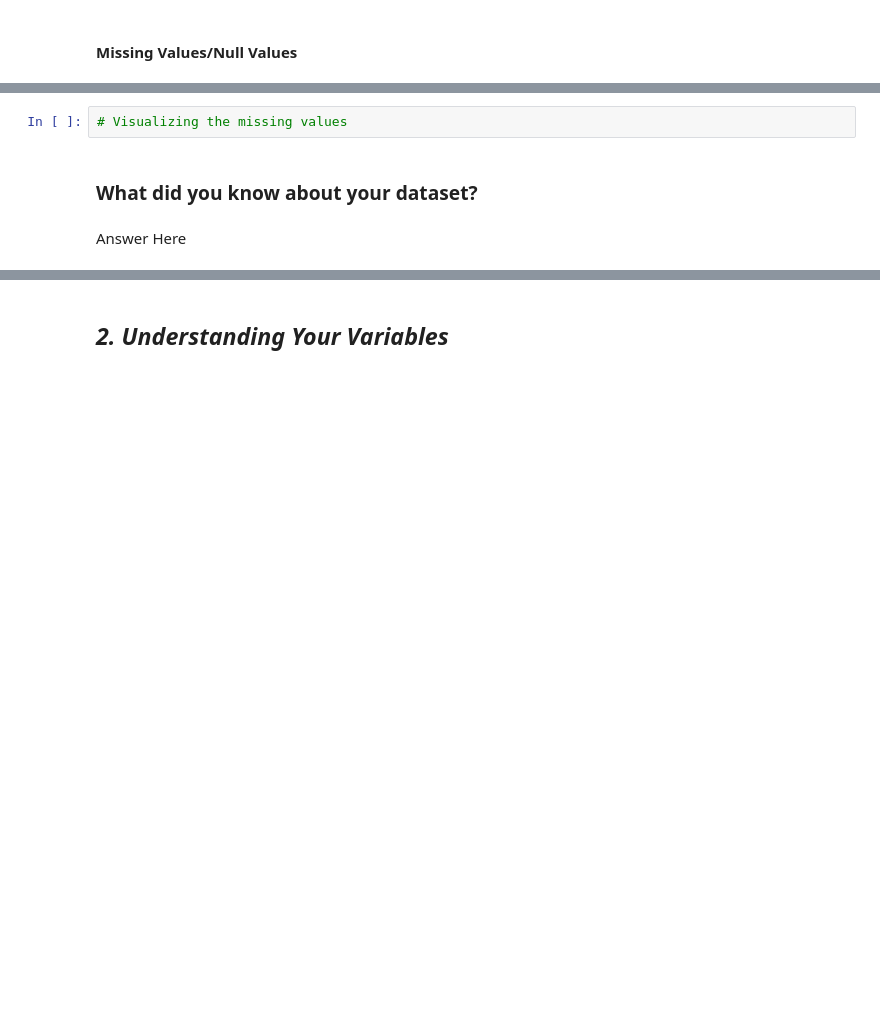
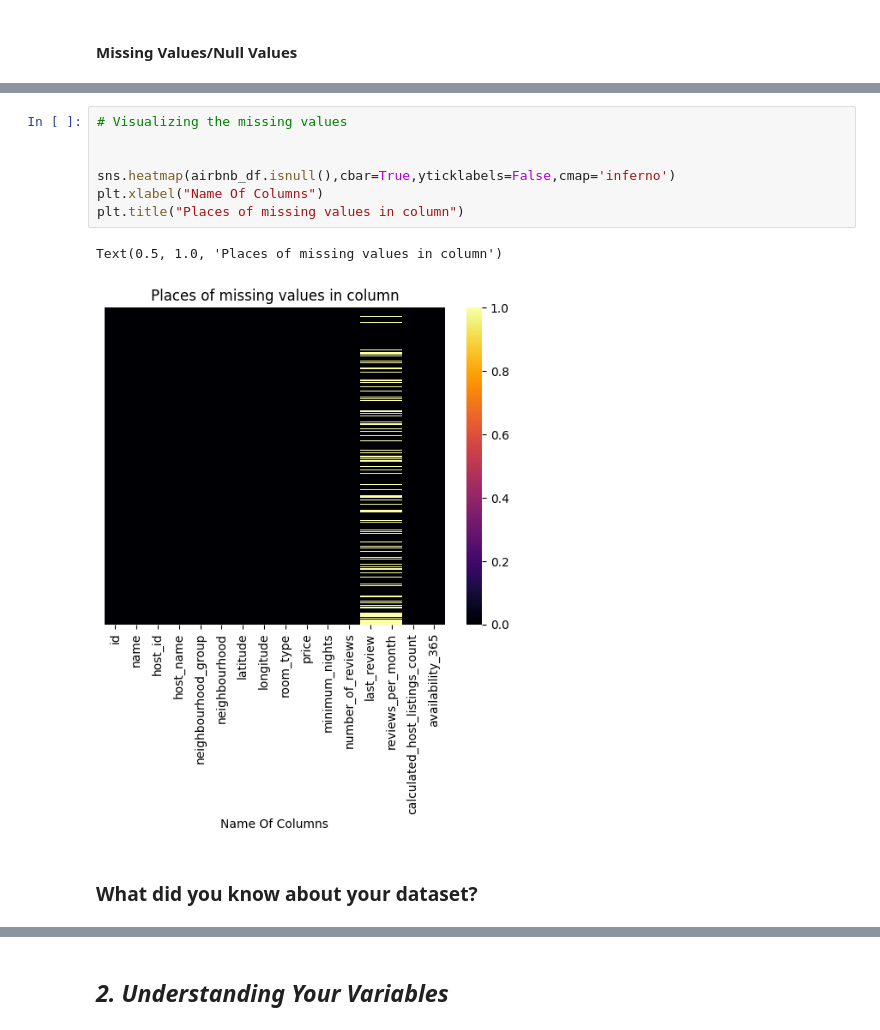
Before and after one commit to Sandykk2/Airbnb-EDA-Analysis-, a Jupyter notebook: Airbnb_EDA_Analysis.ipynb, the cells around one changed output, grey strips where cells are left out. Saved outputs shown, nothing was run; the diff lists cells and outputs as text; blank space fills up the shorter version.

Commit message:
Started Data wrangling for Airbnb Dataset

```diff
--- a/Airbnb_EDA_Analysis.ipynb
+++ b/Airbnb_EDA_Analysis.ipynb
@@ -171,6 +190,12 @@ The duplicated value count is: 0
-# %%
-# Visualizing the missing values
+# %%
+# Visualizing the missing values
+
+
+sns.heatmap(airbnb_df.isnull(),cbar=True,yticklabels=False,cmap='inferno')
+plt.xlabel("Name Of Columns")
+plt.title("Places of missing values in column")
+# %% [output]
+Text(0.5, 1.0, 'Places of missing values in column')
+[figure, added]
 # %% [markdown]
 ### What did you know about your dataset?
-# %% [markdown]
-Answer Here
```
Also changed, not shown: parts of 2 cells of this notebook.
